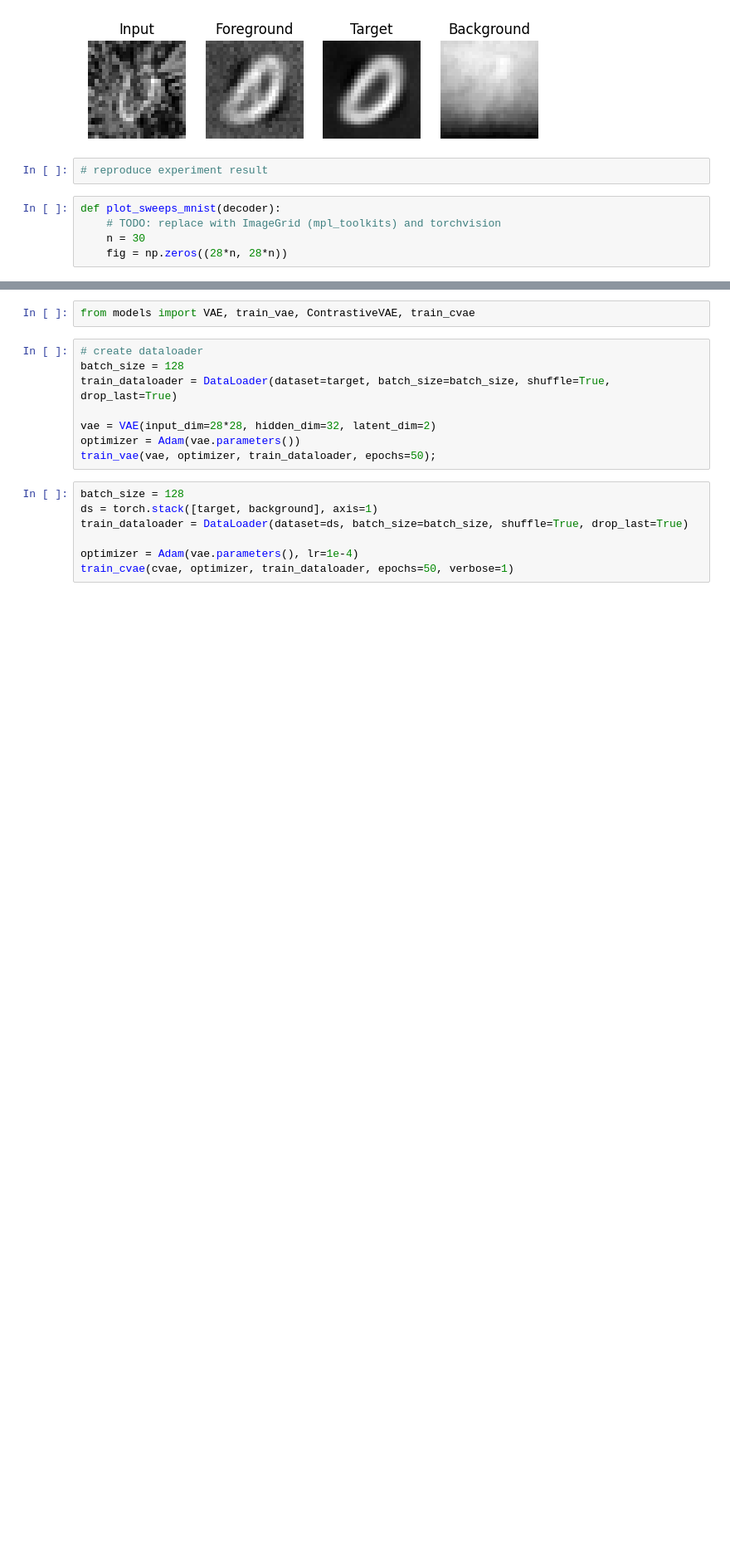
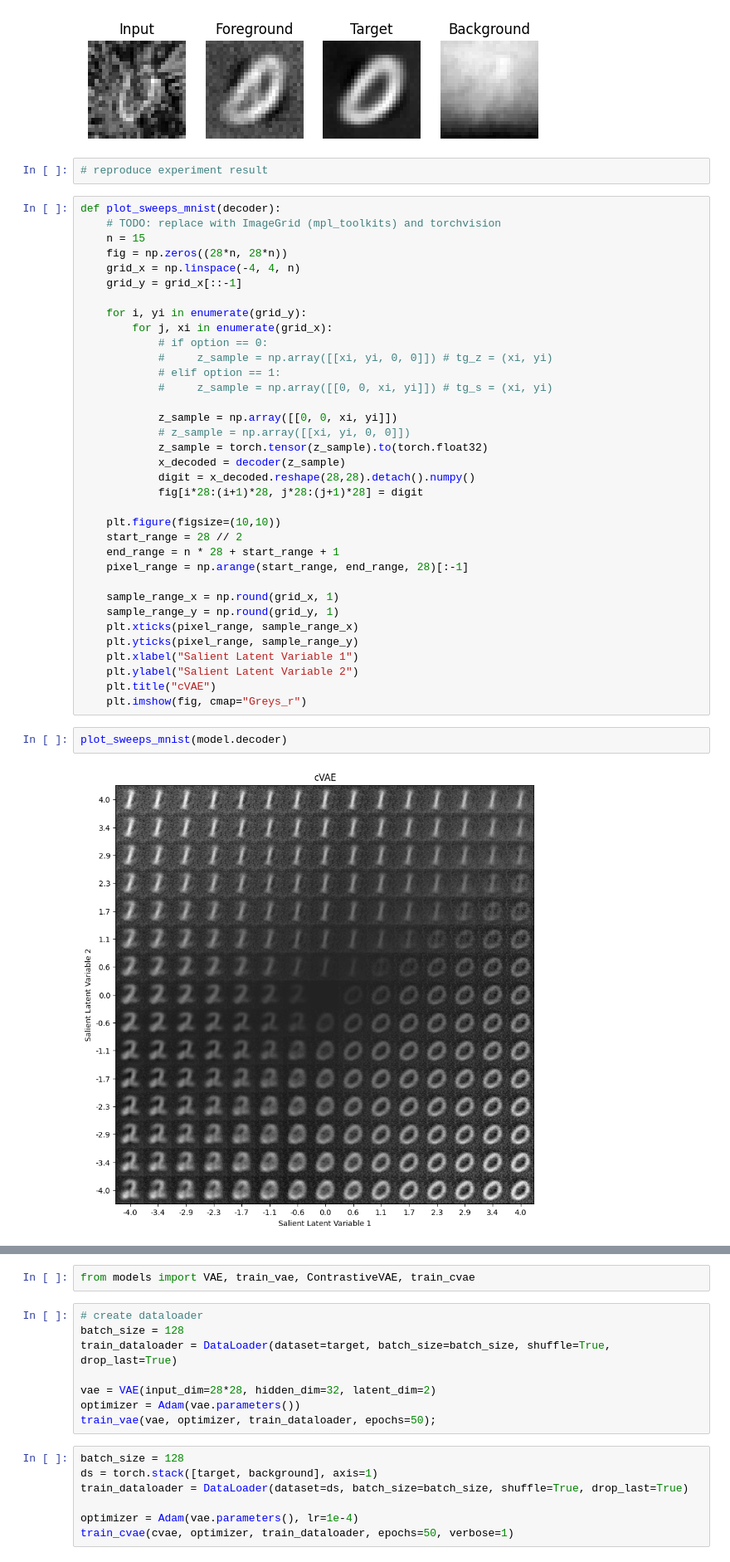
Before and after one commit to yoenoo/block_disentanglement_benchmark, a Jupyter notebook: numerical analysis.ipynb, the cells around one changed output, grey strips where cells are left out. Shown at 83% size. Cells and saved outputs as stored; diff of their text form; blank space fills up the shorter version.

```diff
--- a/numerical analysis.ipynb
+++ b/numerical analysis.ipynb
@@ -327,5 +324,39 @@ ax4.imshow(bg_output, cmap="gray"); ax4.set_title("Background");
 # %%
 def plot_sweeps_mnist(decoder):
     # TODO: replace with ImageGrid (mpl_toolkits) and torchvision
-    n = 30
+    n = 15
     fig = np.zeros((28*n, 28*n))
+    grid_x = np.linspace(-4, 4, n)
+    grid_y = grid_x[::-1]
+
+    for i, yi in enumerate(grid_y):
+        for j, xi in enumerate(grid_x):
+            # if option == 0:
+            #     z_sample = np.array([[xi, yi, 0, 0]]) # tg_z = (xi, yi)
+            # elif option == 1:
+            #     z_sample = np.array([[0, 0, xi, yi]]) # tg_s = (xi, yi)
+
+            z_sample = np.array([[0, 0, xi, yi]])
+            # z_sample = np.array([[xi, yi, 0, 0]])
+            z_sample = torch.tensor(z_sample).to(torch.float32)
+            x_decoded = decoder(z_sample)
+            digit = x_decoded.reshape(28,28).detach().numpy()
+            fig[i*28:(i+1)*28, j*28:(j+1)*28] = digit
+
+    plt.figure(figsize=(10,10))
+    start_range = 28 // 2
+    end_range = n * 28 + start_range + 1
+    pixel_range = np.arange(start_range, end_range, 28)[:-1]
+
+    sample_range_x = np.round(grid_x, 1)
+    sample_range_y = np.round(grid_y, 1)
+    plt.xticks(pixel_range, sample_range_x)
+    plt.yticks(pixel_range, sample_range_y)
+    plt.xlabel("Salient Latent Variable 1")
+    plt.ylabel("Salient Latent Variable 2")
+    plt.title("cVAE")
+    plt.imshow(fig, cmap="Greys_r")
+# %%
+plot_sweeps_mnist(model.decoder)
+# %% [output]
+[figure, added]
```
Also changed, not shown: parts of 7 cells of this notebook.
